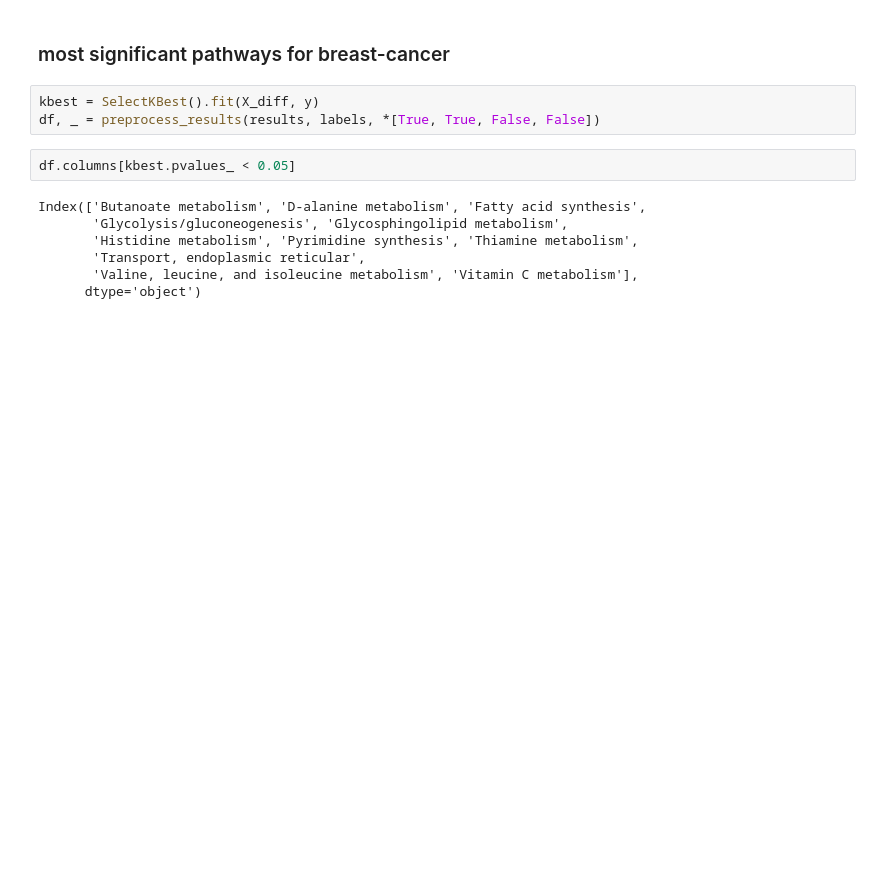
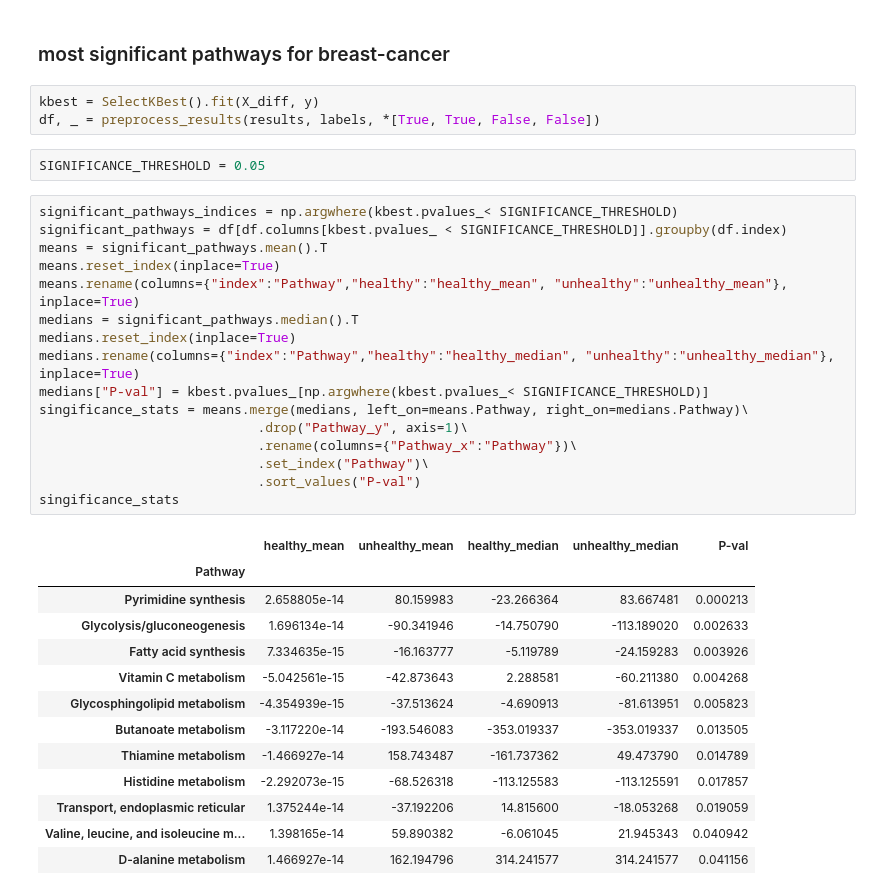
Before and after one commit to AmmarRashed/Genobolitics, a Jupyter notebook: notebooks/breast_cancer_2.ipynb, the cells around one changed output. Saved outputs shown, nothing was run; the diff lists cells and outputs as text; blank space fills up the shorter version.

Commit message:
significant pathways stats added

```diff
--- a/notebooks/breast_cancer_2.ipynb
+++ b/notebooks/breast_cancer_2.ipynb
@@ -233,12 +248,35 @@ stats.describe()
 # %%
 kbest = SelectKBest().fit(X_diff, y)
 df, _ = preprocess_results(results, labels, *[True, True, False, False])
-# %%
-df.columns[kbest.pvalues_ < 0.05]
-# %% [output]
-Index(['Butanoate metabolism', 'D-alanine metabolism', 'Fatty acid synthesis',
-       'Glycolysis/gluconeogenesis', 'Glycosphingolipid metabolism',
-       'Histidine metabolism', 'Pyrimidine synthesis', 'Thiamine metabolism',
-       'Transport, endoplasmic reticular',
-       'Valine, leucine, and isoleucine metabolism', 'Vitamin C metabolism'],
-      dtype='object')
+# %%
+SIGNIFICANCE_THRESHOLD = 0.05
+# %%
+significant_pathways_indices = np.argwhere(kbest.pvalues_< SIGNIFICANCE_THRESHOLD)
+significant_pathways = df[df.columns[kbest.pvalues_ < SIGNIFICANCE_THRESHOLD]].groupby(df.index)
+means = significant_pathways.mean().T
+means.reset_index(inplace=True)
+means.rename(columns={"index":"Pathway","healthy":"healthy_mean", "unhealthy":"unhealthy_mean"}, inplace=True)
+medians = significant_pathways.median().T
+medians.reset_index(inplace=True)
+medians.rename(columns={"index":"Pathway","healthy":"healthy_median", "unhealthy":"unhealthy_median"}, inplace=True)
+medians["P-val"] = kbest.pvalues_[np.argwhere(kbest.pvalues_< SIGNIFICANCE_THRESHOLD)]
+singificance_stats = means.merge(medians, left_on=means.Pathway, right_on=medians.Pathway)\
+                            .drop("Pathway_y", axis=1)\
+                            .rename(columns={"Pathway_x":"Pathway"})\
+                            .set_index("Pathway")\
+                            .sort_values("P-val")
+singificance_stats
+# %% [output]
+|  | healthy_mean | unhealthy_mean | healthy_median | unhealthy_median | P-val |
+| Pathway |  |  |  |  |  |
+| Pyrimidine synthesis | 2.658805e-14 | 80.159983 | -23.266364 | 83.667481 | 0.000213 |
+| Glycolysis/gluconeogenesis | 1.696134e-14 | -90.341946 | -14.750790 | -113.189020 | 0.002633 |
+| Fatty acid synthesis | 7.334635e-15 | -16.163777 | -5.119789 | -24.159283 | 0.003926 |
+| Vitamin C metabolism | -5.042561e-15 | -42.873643 | 2.288581 | -60.211380 | 0.004268 |
+| Glycosphingolipid metabolism | -4.354939e-15 | -37.513624 | -4.690913 | -81.613951 | 0.005823 |
+| Butanoate metabolism | -3.117220e-14 | -193.546083 | -353.019337 | -353.019337 | 0.013505 |
+| Thiamine metabolism | -1.466927e-14 | 158.743487 | -161.737362 | 49.473790 | 0.014789 |
+| Histidine metabolism | -2.292073e-15 | -68.526318 | -113.125583 | -113.125591 | 0.017857 |
+| Transport, endoplasmic reticular | 1.375244e-14 | -37.192206 | 14.815600 | -18.053268 | 0.019059 |
+| Valine, leucine, and isoleucine m... | 1.398165e-14 | 59.890382 | -6.061045 | 21.945343 | 0.040942 |
+| D-alanine metabolism | 1.466927e-14 | 162.194796 | 314.241577 | 314.241577 | 0.041156 |
```
Also changed, not shown: parts of 3 cells of this notebook, 2 other files.
